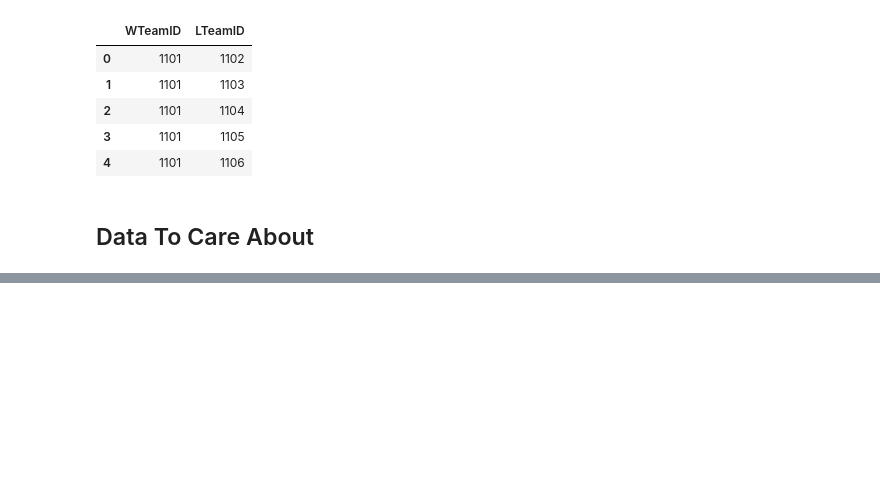
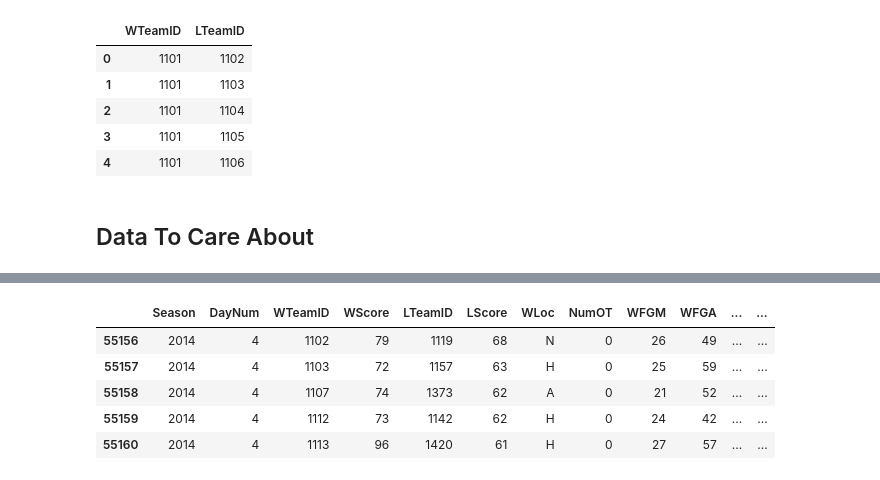
Before and after one commit to ItsJayYip/MMPredictions, a Jupyter notebook: MMML.ipynb, the cells around one changed output, grey strips where cells are left out. Drawn from its saved outputs; the diff is of its cells as text; code cells hidden in the pictures; blank space fills up the shorter version.

```diff
--- a/MMML.ipynb
+++ b/MMML.ipynb
@@ -89,49 +91,69 @@ Why this scope?
 # %%
-TRAIN_SEASONS = [2014, 2015, 2016, 2017, 2018, 2019, 2021, 2022]
-TEST_SEASONS = [2023, 2024, 2025]
-MODEL_SEASONS = TRAIN_SEASONS + TEST_SEASONS
+TRAIN_SEASONS = [2014, 2015, 2016, 2017, 2018, 2019, 2021, 2022, 2023, 2024]
+HOLDOUT_SEASONS = [2025]
+MODEL_SEASONS = TRAIN_SEASONS + HOLDOUT_SEASONS
+PREDICTION_SEASON = 2026
 
-# Keep only teams relevant to the seasons we care about.
+# Teams used for historical training windows.
 teams_model = teams[
     (teams["FirstD1Season"] <= max(MODEL_SEASONS))
     & (teams["LastD1Season"] >= min(MODEL_SEASONS))
 ].copy()
 
-# Season-based subsets for the main modeling data.
-regular_season_model = regular_season[regular_season["Season"].isin(MODEL_SEASONS)].copy()
+# Teams active in 2026 based on the team metadata.
+prediction_team_ids = set(
+    teams.loc[
+        (teams["FirstD1Season"] <= PREDICTION_SEASON)
+        & (teams["LastD1Season"] >= PREDICTION_SEASON),
+        "TeamID",
+    ]
+)
+
+# The official MMML submission template is authoritative for the final export.
+submission_team_ids = set(prediction_pairs["WTeamID"]).union(set(prediction_pairs["LTeamID"]))
+prediction_pairs_template = prediction_pairs.copy()
+
 regular_season_train = regular_season[regular_season["Season"].isin(TRAIN_SEASONS)].copy()
-regular_season_test = regular_season[regular_season["Season"].isin(TEST_SEASONS)].copy()
+regular_season_holdout = regular_season[regular_season["Season"].isin(HOLDOUT_SEASONS)].copy()
+regular_season_prediction = regular_season[regular_season["Season"] == PREDICTION_SEASON].copy()
 
-rankings_model = rankings[rankings["Season"].isin(MODEL_SEASONS)].copy()
 rankings_train = rankings[rankings["Season"].isin(TRAIN_SEASONS)].copy()
-rankings_test = rankings[rankings["Season"].isin(TEST_SEASONS)].copy()
+rankings_holdout = rankings[rankings["Season"].isin(HOLDOUT_SEASONS)].copy()
+rankings_prediction = rankings[rankings["Season"] == PREDICTION_SEASON].copy()
 
 tourney_seeds_model = tourney_seeds[tourney_seeds["Season"].isin(MODEL_SEASONS)].copy()
-tourney_seeds_train = tourney_seeds[tourney_seeds["Season"].isin(TRAIN_SEASONS)].copy()
-tourney_seeds_test = tourney_seeds[tourney_seeds["Season"].isin(TEST_SEASONS)].copy()
+tourney_results_model = tourney_results[tourney_results["Season"].isin(MODEL_SEASONS)].copy()
 
-tourney_results_model = tourney_results[tourney_results["Season"].isin(MODEL_SEASONS)].copy()
-tourney_results_train = tourney_results[tourney_results["Season"].isin(TRAIN_SEASONS)].copy()
-tourney_results_test = tourney_results[tourney_results["Season"].isin(TEST_SEASONS)].copy()
-
-# This file is a submission/reference template, not something we split by season.
-# We trim it to teams active in our modeling window so it feels more relevant.
-model_team_ids = set(teams_model["TeamID"])
-prediction_pairs_model = prediction_pairs[
-    prediction_pairs["WTeamID"].isin(model_team_ids)
-    & prediction_pairs["LTeamID"].isin(model_team_ids)
+prediction_pairs_active = prediction_pairs[
+    prediction_pairs["WTeamID"].isin(prediction_team_ids)
+    & prediction_pairs["LTeamID"].isin(prediction_team_ids)
 ].copy()
 
 print("Train seasons:", TRAIN_SEASONS)
-print("Test seasons:", TEST_SEASONS)
-print("\nteams_model:", teams_model.shape)
-print("regular_season_train:", regular_season_train.shape)
-print("regular_season_test:", regular_season_test.shape)
-print("rankings_train:", rankings_train.shape)
-print("rankings_test:", rankings_test.shape)
-print("tourney_seeds_train:", tourney_seeds_train.shape)
-print("tourney_seeds_test:", tourney_seeds_test.shape)
-print("tourney_results_train:", tourney_results_train.shape)
-print("tourney_results_test:", tourney_results_test.shape)
-print("prediction_pairs_model:", prediction_pairs_model.shape)
+print("Holdout seasons:", HOLDOUT_SEASONS)
+print("Prediction season:", PREDICTION_SEASON)
+
+print("\nteams_model", teams_model.shape)
+display(teams_model.head())
+
+print("regular_season_train", regular_season_train.shape)
+display(regular_season_train.head())
+
+print("regular_season_holdout", regular_season_holdout.shape)
+display(regular_season_holdout.head())
+
+print("regular_season_prediction", regular_season_prediction.shape)
+display(regular_season_prediction.head())
+
+print("rankings_prediction", rankings_prediction.shape)
+display(rankings_prediction.head())
+
+print("tourney_results_model", tourney_results_model.shape)
+display(tourney_results_model.head())
+
+print("prediction_pairs_active", prediction_pairs_active.shape)
+display(prediction_pairs_active.head())
+
+print("prediction_pairs_template", prediction_pairs_template.shape)
+display(prediction_pairs_template.head())
 # %% [output]
@@ -150,0 +172,6 @@ prediction_pairs_model: (67161, 2)
+|  | Season | DayNum | WTeamID | WScore | LTeamID | LScore | WLoc | NumOT | WFGM | WFGA | ... | ... |
+| 55156 | 2014 | 4 | 1102 | 79 | 1119 | 68 | N | 0 | 26 | 49 | ... | ... |
+| 55157 | 2014 | 4 | 1103 | 72 | 1157 | 63 | H | 0 | 25 | 59 | ... | ... |
+| 55158 | 2014 | 4 | 1107 | 74 | 1373 | 62 | A | 0 | 21 | 52 | ... | ... |
+| 55159 | 2014 | 4 | 1112 | 73 | 1142 | 62 | H | 0 | 24 | 42 | ... | ... |
+| 55160 | 2014 | 4 | 1113 | 96 | 1420 | 61 | H | 0 | 27 | 57 | ... | ... |
```
Also changed, not shown: parts of 13 cells of this notebook, 1 other file.
